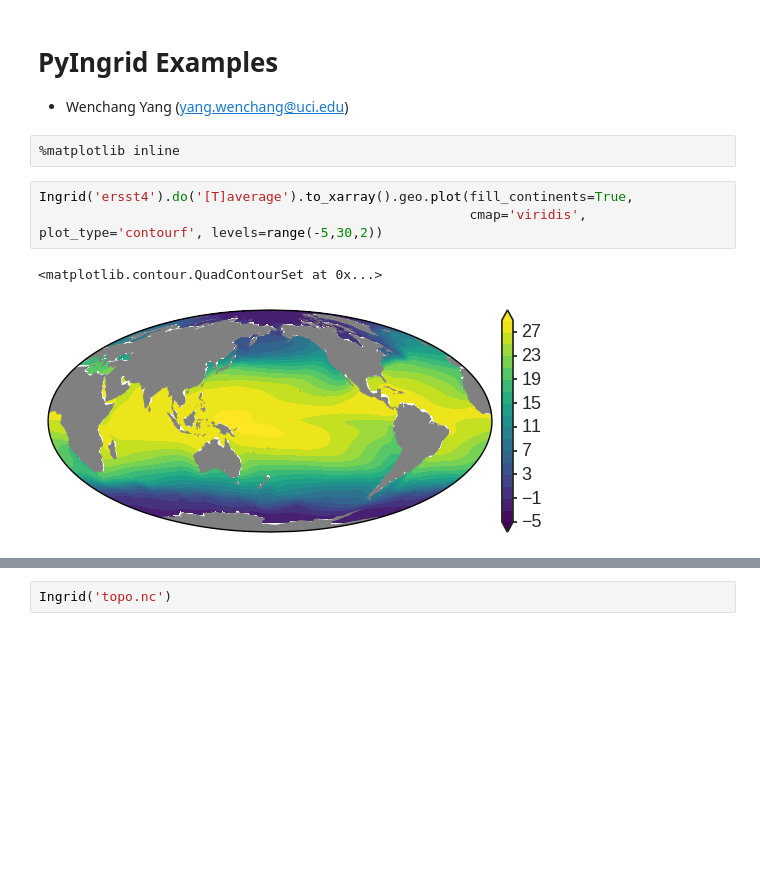
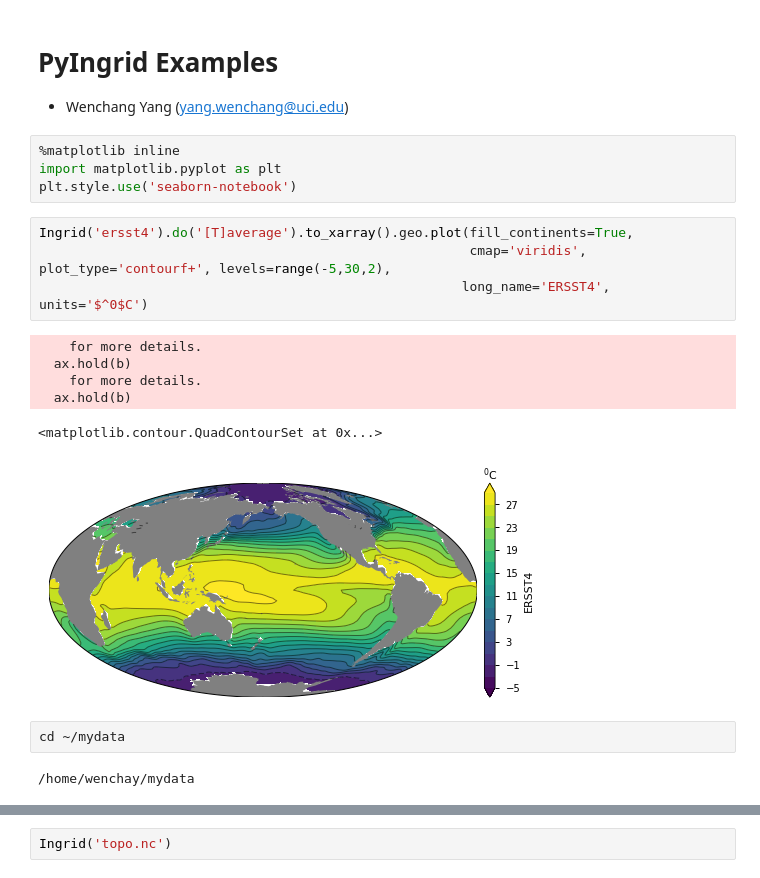
Before and after one commit to wy2136/pyingrid, a Jupyter notebook: examples/pyingrid_examples.ipynb, the cells around one changed output, grey strips where cells are left out. Drawn from its saved outputs; the diff is of its cells as text; blank space fills up the shorter version.

```diff
--- a/examples/pyingrid_examples.ipynb
+++ b/examples/pyingrid_examples.ipynb
@@ -1,14 +1,25 @@
 # %% [markdown]
 # PyIngrid Examples
 * Wenchang Yang (yang.wenchang@uci.edu)
-# %%
-%matplotlib inline
+# %%
+%matplotlib inline
+import matplotlib.pyplot as plt
+plt.style.use('seaborn-notebook')
 # %%
 Ingrid('ersst4').do('[T]average').to_xarray().geo.plot(fill_continents=True,
-                                                       cmap='viridis', plot_type='contourf', levels=range(-5,30,2))
+                                                       cmap='viridis', plot_type='contourf+', levels=range(-5,30,2),
+                                                      long_name='ERSST4', units='$^0$C')
 # %% [output]
-<matplotlib.contour.QuadContourSet at 0x...>
+    for more details.
+  ax.hold(b)
+    for more details.
+  ax.hold(b)
+<matplotlib.contour.QuadContourSet at 0x...>
-[figure, old version]
+[figure, new version]
+# %%
+cd ~/mydata
+# %% [output]
+/home/wenchay/mydata
 # %%
 ls
 # %% [output]
```
Also changed, not shown: parts of 3 cells of this notebook.
